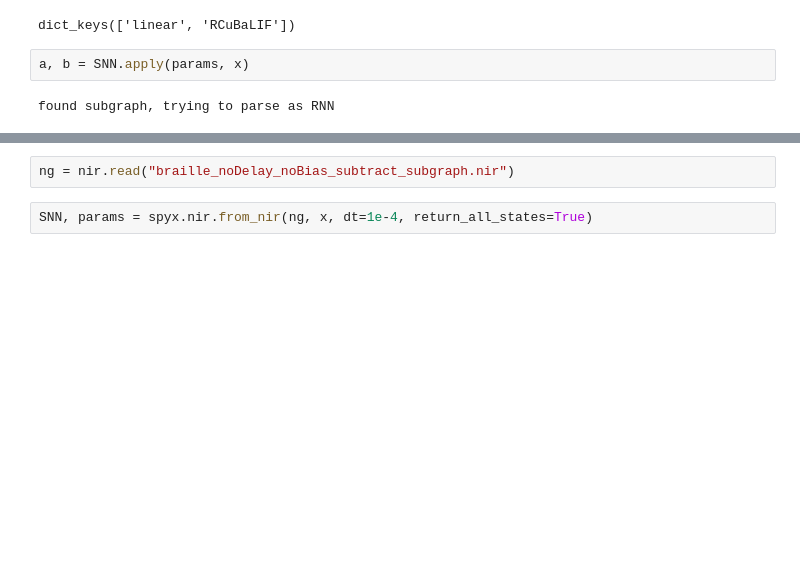
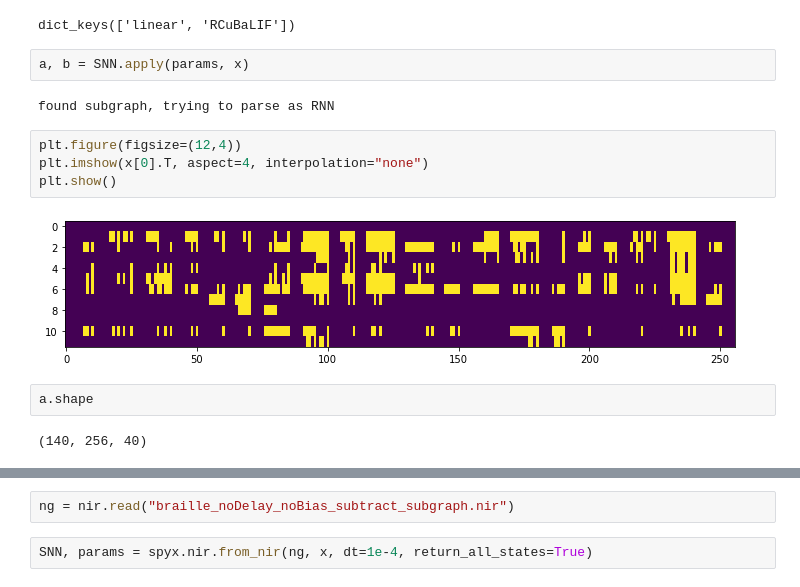
Before and after one commit to kmheckel/spyx, a Jupyter notebook: docs/examples/nir/rsnn/braille_subtract_spyx.ipynb, the cells around one changed output, grey strips where cells are left out. Saved outputs shown, nothing was run; the diff lists cells and outputs as text; blank space fills up the shorter version.

```diff
--- a/docs/examples/nir/rsnn/braille_subtract_spyx.ipynb
+++ b/docs/examples/nir/rsnn/braille_subtract_spyx.ipynb
@@ -85,6 +61,16 @@ dict_keys(['linear', 'RCuBaLIF'])
 a, b = SNN.apply(params, x)
 # %% [output]
 found subgraph, trying to parse as RNN
+# %%
+plt.figure(figsize=(12,4))
+plt.imshow(x[0].T, aspect=4, interpolation="none")
+plt.show()
+# %% [output]
+[figure, added]
+# %%
+a.shape
+# %% [output]
+(140, 256, 40)
 # %%
 plt.figure(figsize=(12,4))
 plt.imshow(a[0].T, aspect=4, interpolation="none")
```
Also changed, not shown: parts of 35 cells of this notebook, 11 other files.
